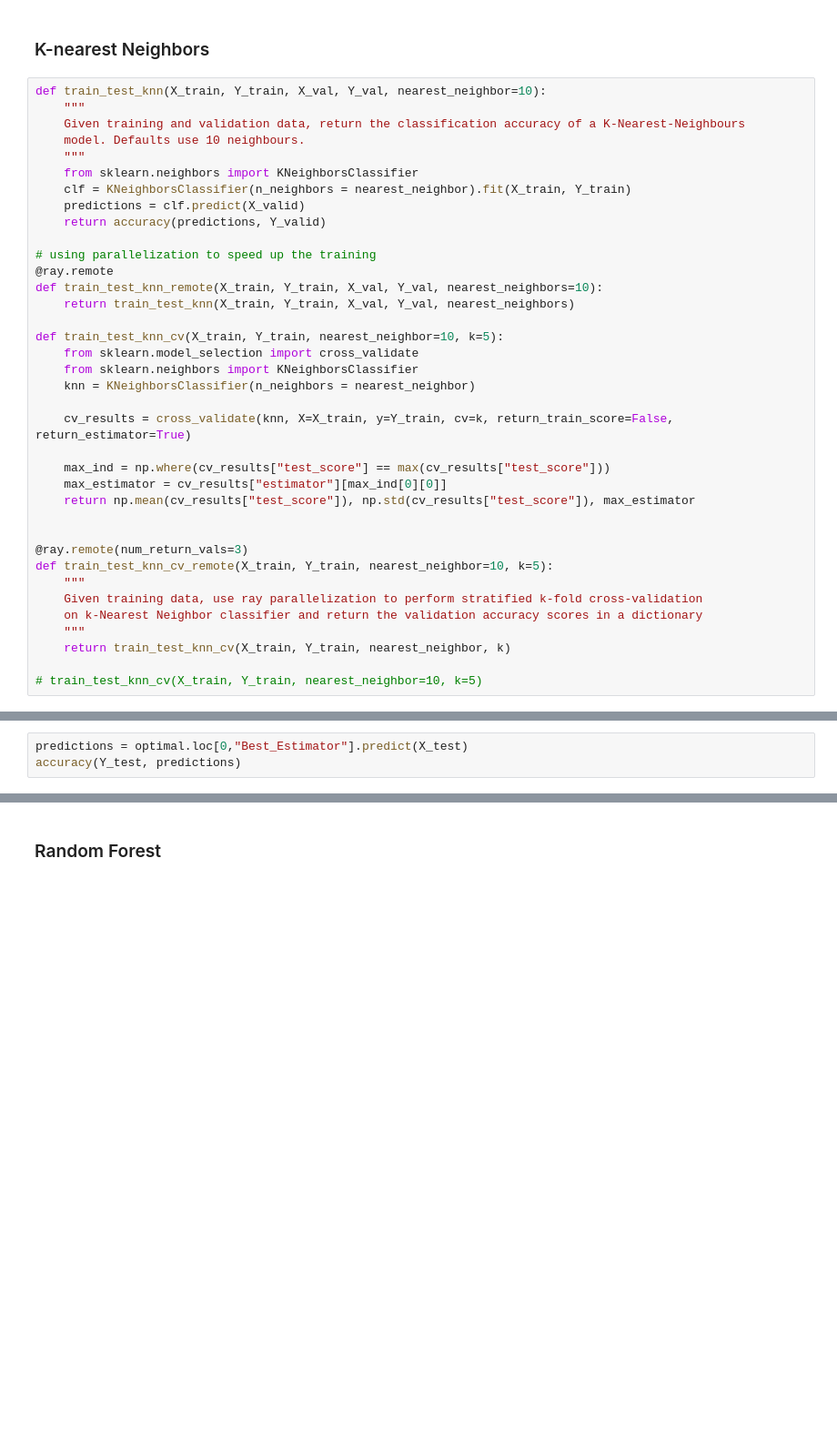
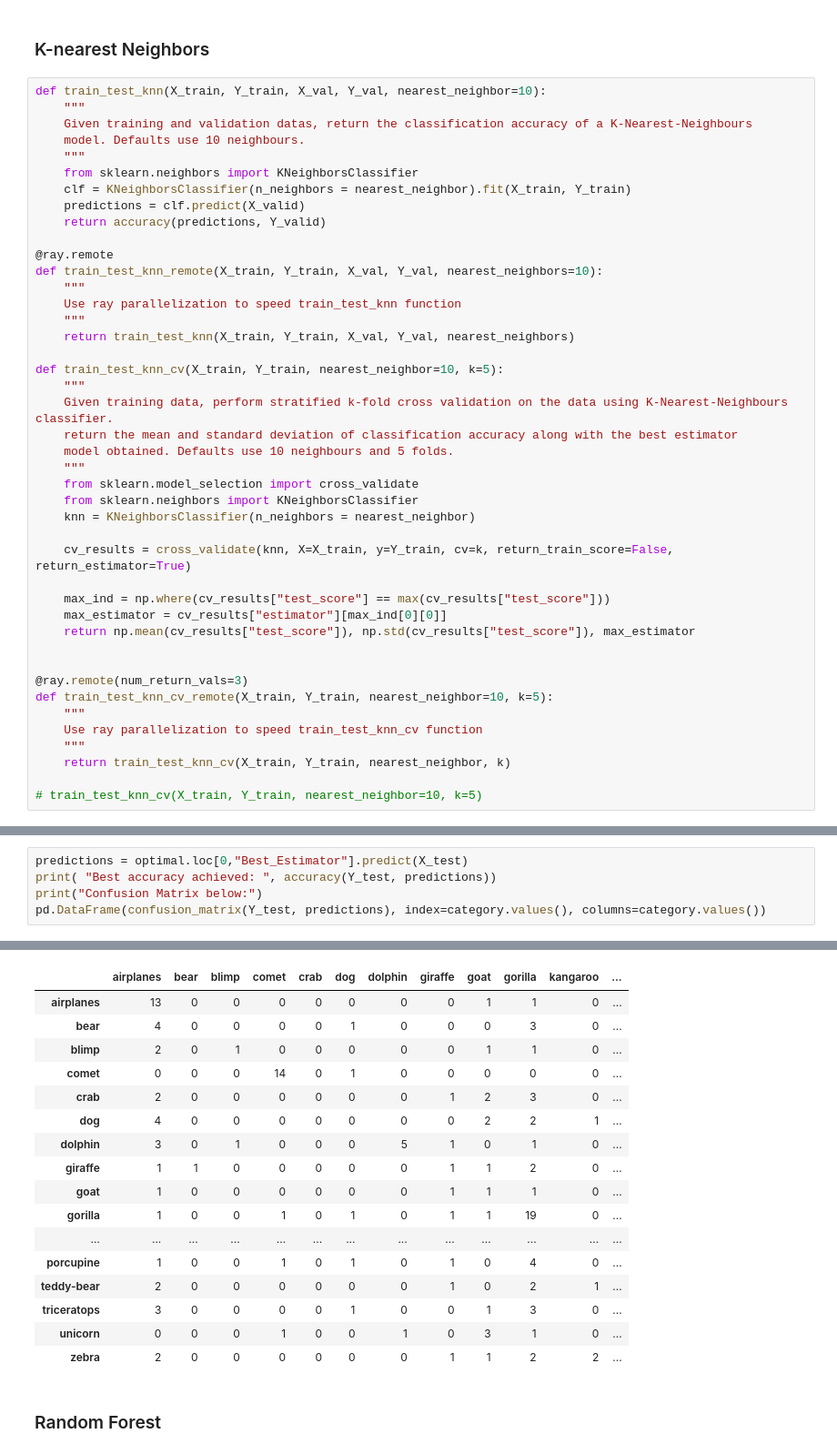
Before and after one commit to kbyagnik/ds100_gradProj, a Jupyter notebook: GradProject_NB3.ipynb, the cells around one changed output, grey strips where cells are left out. Shown at 91% size. Saved outputs shown, nothing was run; the diff lists cells and outputs as text; blank space fills up the shorter version.

```diff
--- a/GradProject_NB3.ipynb
+++ b/GradProject_NB3.ipynb
@@ -119,7 +167,7 @@ accuracy(Y_test, predictions)
 # %%
 def train_test_knn(X_train, Y_train, X_val, Y_val, nearest_neighbor=10):
     """
-    Given training and validation data, return the classification accuracy of a K-Nearest-Neighbours
+    Given training and validation datas, return the classification accuracy of a K-Nearest-Neighbours
     model. Defaults use 10 neighbours.
     """
     from sklearn.neighbors import KNeighborsClassifier
@@ -127,12 +175,19 @@ def train_test_knn(X_train, Y_train, X_val, Y_val, nearest_neighbor=10):
     predictions = clf.predict(X_valid)
     return accuracy(predictions, Y_valid)
 
-# using parallelization to speed up the training
 @ray.remote
 def train_test_knn_remote(X_train, Y_train, X_val, Y_val, nearest_neighbors=10):
+    """
+    Use ray parallelization to speed train_test_knn function
+    """
     return train_test_knn(X_train, Y_train, X_val, Y_val, nearest_neighbors)
 
 def train_test_knn_cv(X_train, Y_train, nearest_neighbor=10, k=5):
+    """
+    Given training data, perform stratified k-fold cross validation on the data using K-Nearest-Neighbours classifier.
+    return the mean and standard deviation of classification accuracy along with the best estimator
+    model obtained. Defaults use 10 neighbours and 5 folds.
+    """
     from sklearn.model_selection import cross_validate
     from sklearn.neighbors import KNeighborsClassifier
     knn = KNeighborsClassifier(n_neighbors = nearest_neighbor)
@@ -147,8 +202,7 @@ def train_test_knn_cv(X_train, Y_train, nearest_neighbor=10, k=5):
 @ray.remote(num_return_vals=3)
 def train_test_knn_cv_remote(X_train, Y_train, nearest_neighbor=10, k=5):
     """
-    Given training data, use ray parallelization to perform stratified k-fold cross-validation
-    on k-Nearest Neighbor classifier and return the validation accuracy scores in a dictionary
+    Use ray parallelization to speed train_test_knn_cv function
     """
     return train_test_knn_cv(X_train, Y_train, nearest_neighbor, k)
 
@@ -187,5 +239,7 @@ optimal.head()
 | 4 | 0.287579 | 0.053569 | 22 | 15 | KNeighborsClassifier(algorithm='a... |
 # %%
 predictions = optimal.loc[0,"Best_Estimator"].predict(X_test)
-accuracy(Y_test, predictions)
+print( "Best accuracy achieved: ", accuracy(Y_test, predictions))
+print("Confusion Matrix below:")
+pd.DataFrame(confusion_matrix(Y_test, predictions), index=category.values(), columns=category.values())
 # %% [output]
@@ -193,3 +248,20 @@ accuracy(Y_test, predictions)
+|  | airplanes | bear | blimp | comet | crab | dog | dolphin | giraffe | goat | gorilla | kangaroo | ... |
+| airplanes | 13 | 0 | 0 | 0 | 0 | 0 | 0 | 0 | 1 | 1 | 0 | ... |
+| bear | 4 | 0 | 0 | 0 | 0 | 1 | 0 | 0 | 0 | 3 | 0 | ... |
+| blimp | 2 | 0 | 1 | 0 | 0 | 0 | 0 | 0 | 1 | 1 | 0 | ... |
+| comet | 0 | 0 | 0 | 14 | 0 | 1 | 0 | 0 | 0 | 0 | 0 | ... |
+| crab | 2 | 0 | 0 | 0 | 0 | 0 | 0 | 1 | 2 | 3 | 0 | ... |
+| dog | 4 | 0 | 0 | 0 | 0 | 0 | 0 | 0 | 2 | 2 | 1 | ... |
+| dolphin | 3 | 0 | 1 | 0 | 0 | 0 | 5 | 1 | 0 | 1 | 0 | ... |
+| giraffe | 1 | 1 | 0 | 0 | 0 | 0 | 0 | 1 | 1 | 2 | 0 | ... |
+| goat | 1 | 0 | 0 | 0 | 0 | 0 | 0 | 1 | 1 | 1 | 0 | ... |
+| gorilla | 1 | 0 | 0 | 1 | 0 | 1 | 0 | 1 | 1 | 19 | 0 | ... |
+| ... | ... | ... | ... | ... | ... | ... | ... | ... | ... | ... | ... | ... |
+| porcupine | 1 | 0 | 0 | 1 | 0 | 1 | 0 | 1 | 0 | 4 | 0 | ... |
+| teddy-bear | 2 | 0 | 0 | 0 | 0 | 0 | 0 | 1 | 0 | 2 | 1 | ... |
+| triceratops | 3 | 0 | 0 | 0 | 0 | 1 | 0 | 0 | 1 | 3 | 0 | ... |
+| unicorn | 0 | 0 | 0 | 1 | 0 | 0 | 1 | 0 | 3 | 1 | 0 | ... |
+| zebra | 2 | 0 | 0 | 0 | 0 | 0 | 0 | 1 | 1 | 2 | 2 | ... |
 # %% [markdown]
 ### Random Forest
 # %%
```
Also changed, not shown: parts of 15 cells of this notebook, 3 other files.
